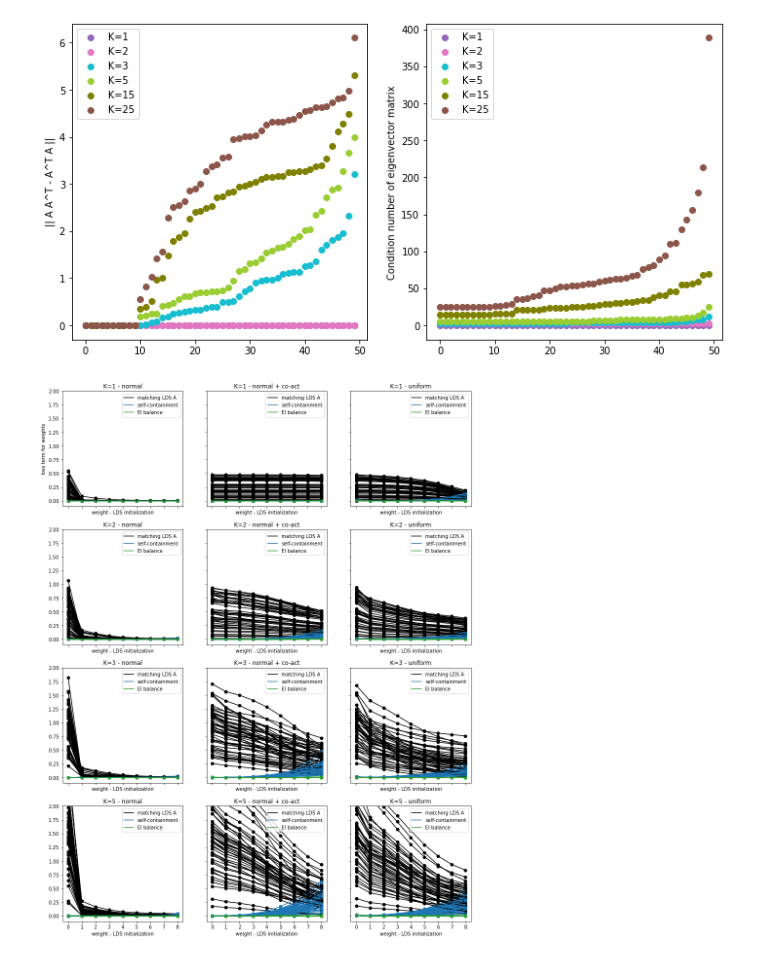
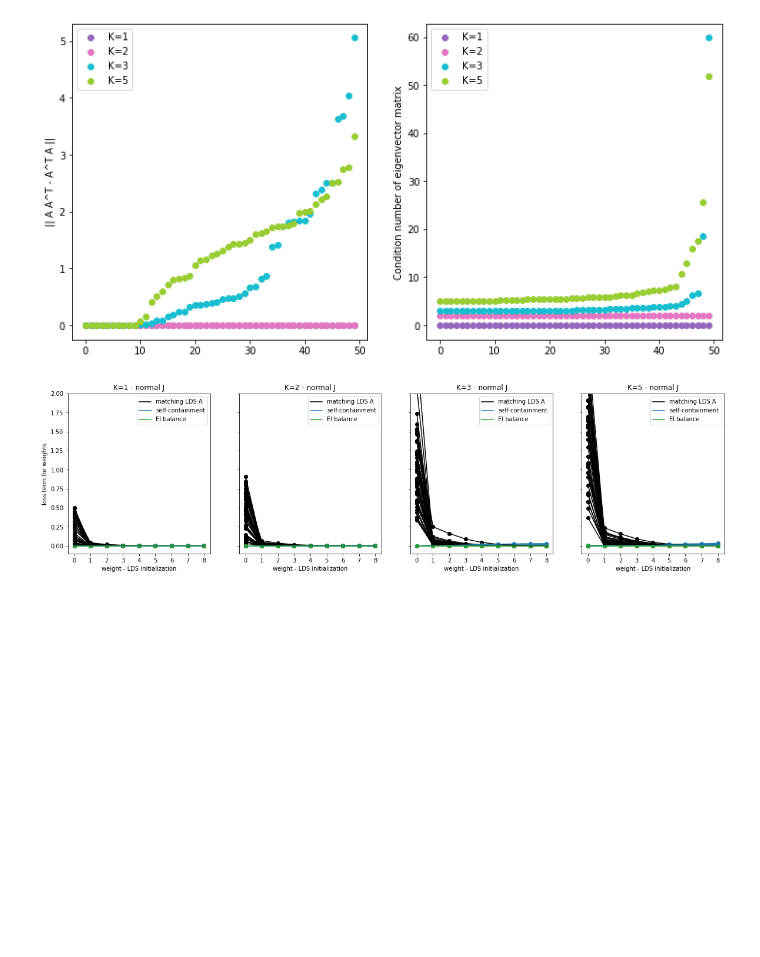
Before and after one commit to lenca56/EI-subspace-RNN, a Jupyter notebook: Analysis_Cluster_fixed_N.ipynb, the cells around one changed output. Saved outputs shown, nothing was run; the diff lists cells and outputs as text; code cells hidden in the pictures; blank space fills up the shorter version.

```diff
--- a/Analysis_Cluster_fixed_N.ipynb
+++ b/Analysis_Cluster_fixed_N.ipynb
@@ -42,10 +41,13 @@ zeta_alpha_beta_gamma_list = [(10**i,1,1,10**(i-2.5)) for i in list(np.arange(-1
 # # axes.set_ylim(0,100)
 # axes.legend()
 # %%
-K_values = [1,2,3,5,15,25]
+K_values = [1,2,3,5]#,15,25]
+K_vals = [1,2,3,5]
 color_dict = {1:'tab:purple',2:'tab:pink',3:'tab:cyan',5:'yellowgreen', 15:'olive', 25:'tab:brown'}
 color_dict_j = {0:'gold',1:'tab:red',2:'tab:orange'}
 j_values = [0,1,2]
-J_possibility_title = np.array(['normal', 'normal + co-act', 'uniform'])
+j_vals = [0]
+J_possibility_title = np.array(['normal J', 'normal + co-act', 'uniform J'])
 num_simulations=50
+max_iter=50
 # %%
@@ -89,7 +74,6 @@ def plot_true_A_norm_eig(axes, num_simulations, K_vals=[1]):
         axes[0].set_xlabel('simulations (ordered by y axis)')
     axes[0].legend(loc='upper left')
 
-K_vals = K_values.copy()
 plot_true_A_norm_eig(axes, num_simulations, K_vals=K_vals)
 # plt.savefig(f'figures/N={N}_K_values={K_vals}_figure=0_plot_true_A_norm_eig', bbox_inches='tight', dpi=300)
 # %% [output]
@@ -115,54 +99,52 @@ def plot_true_A_non_normality(axes, num_simulations, K_vals=[1]):
         axes[0].legend(loc='upper left')
         axes[1].legend(loc='upper left')
 
-K_vals = K_values.copy()
 plot_true_A_non_normality(axes, num_simulations, K_vals=K_vals)
 # plt.savefig(f'figures/N={N}_K_values={K_vals}_figure=0_plot_true_A_non_normality', bbox_inches='tight', dpi=300)
 # %% [output]
-[figure, old version]
+[figure, new version]
 # %%
 def plot_initialization_loss(axes, num_simulations, K_vals, j_values, zeta_alpha_beta_gamma_list):
     loss_W = load_data(N, K_vals, j_values=j_values, num_simulations=num_simulations, parameter='loss_W')
 
     # Ensure axes is a 2D array for consistent indexing
     if len(K_vals) == 1 and len(j_values) == 1:
         axes = np.array([[axes]])  # Single subplot
     elif len(K_vals) == 1 or len(j_values) == 1:
-        axes = axes.reshape((len(K_vals), len(j_values)))
+        axes = axes.reshape((len(j_values), len(K_vals)))
 
     for k in range(len(K_vals)):
         for j in range(len(j_values)):
             for simulation in range(num_simulations):
                 if simulation == 0:
-                    axes[k,j].plot(range(len(zeta_alpha_beta_gamma_list)+1), loss_W[k,j,simulation][:,0], color='black', label='matching LDS A')
-                    axes[k,j].scatter(range(len(zeta_alpha_beta_gamma_list)+1), loss_W[k,j,simulation][:,0], color='black')
-                    axes[k,j].plot(range(len(zeta_alpha_beta_gamma_list)+1), loss_W[k,j,simulation][:,1], color='tab:blue', label='self-containment')
-                    axes[k,j].scatter(range(len(zeta_alpha_beta_gamma_list)+1), loss_W[k,j,simulation][:,1], color='tab:blue')
-                    axes[k,j].plot(range(len(zeta_alpha_beta_gamma_list)+1), loss_W[k,j,simulation][:,2], color='tab:green', label='EI balance')
-                    axes[k,j].scatter(range(len(zeta_alpha_beta_gamma_list)+1), loss_W[k,j,simulation][:,2], color='tab:green')
+                    axes[j,k].plot(range(len(zeta_alpha_beta_gamma_list)+1), loss_W[k,j,simulation][:,0], color='black', label='matching LDS A')
+                    axes[j,k].scatter(range(len(zeta_alpha_beta_gamma_list)+1), loss_W[k,j,simulation][:,0], color='black')
+                    axes[j,k].plot(range(len(zeta_alpha_beta_gamma_list)+1), loss_W[k,j,simulation][:,1], color='tab:blue', label='self-containment')
+                    axes[j,k].scatter(range(len(zeta_alpha_beta_gamma_list)+1), loss_W[k,j,simulation][:,1], color='tab:blue')
+                    axes[j,k].plot(range(len(zeta_alpha_beta_gamma_list)+1), loss_W[k,j,simulation][:,2], color='tab:green', label='EI balance')
+                    axes[j,k].scatter(range(len(zeta_alpha_beta_gamma_list)+1), loss_W[k,j,simulation][:,2], color='tab:green')
                 else:
-                    axes[k,j].plot(range(len(zeta_alpha_beta_gamma_list)+1), loss_W[k,j,simulation][:,0], color='black')
-                    axes[k,j].scatter(range(len(zeta_alpha_beta_gamma_list)+1), loss_W[k,j,simulation][:,0], color='black')
-                    axes[k,j].plot(range(len(zeta_alpha_beta_gamma_list)+1), loss_W[k,j,simulation][:,1], color='tab:blue')
-                    axes[k,j].scatter(range(len(zeta_alpha_beta_gamma_list)+1), loss_W[k,j,simulation][:,1], color='tab:blue')
-                    axes[k,j].plot(range(len(zeta_alpha_beta_gamma_list)+1), loss_W[k,j,simulation][:,2], color='tab:green')
-                    axes[k,j].scatter(range(len(zeta_alpha_beta_gamma_list)+1), loss_W[k,j,simulation][:,2], color='tab:green')
+                    axes[j,k].plot(range(len(zeta_alpha_beta_gamma_list)+1), loss_W[k,j,simulation][:,0], color='black')
+                    axes[j,k].scatter(range(len(zeta_alpha_beta_gamma_list)+1), loss_W[k,j,simulation][:,0], color='black')
+                    axes[j,k].plot(range(len(zeta_alpha_beta_gamma_list)+1), loss_W[k,j,simulation][:,1], color='tab:blue')
+                    axes[j,k].scatter(range(len(zeta_alpha_beta_gamma_list)+1), loss_W[k,j,simulation][:,1], color='tab:blue')
+                    axes[j,k].plot(range(len(zeta_alpha_beta_gamma_list)+1), loss_W[k,j,simulation][:,2], color='tab:green')
+                    axes[j,k].scatter(range(len(zeta_alpha_beta_gamma_list)+1), loss_W[k,j,simulation][:,2], color='tab:green')
 
-                axes[k,j].set_xlabel('weight - LDS initialization')
-                axes[k,j].set_xticks(range(loss_W[k,j,simulation][:,0].shape[0]),range(loss_W[k,j,simulation][:,0].shape[0]))
-                axes[k,j].legend(loc='upper right')
-                axes[k,j].set_title(f'J variation {j}')
-                axes[k,j].set_title(f'K={K_vals[k]} - ' + J_possibility_title[j_values[j]])
+                axes[j,k].set_xlabel('weight - LDS initialization')
+                axes[j,k].set_xticks(range(loss_W[k,j,simulation][:,0].shape[0]),range(loss_W[k,j,simulation][:,0].shape[0]))
+                axes[j,k].legend(loc='upper right')
+                axes[j,k].set_title(f'J variation {j}')
+                axes[j,k].set_title(f'K={K_vals[k]} - ' + J_possibility_title[j_values[j]])
 
             axes[0,0].set_ylabel('loss term for weights')
             axes[0,0].set_ylim(-0.1,2)
-K_vals = [1,2,3,5]
-j_vals = [0,1,2]
-fig, axes = plt.subplots(len(K_vals), len(j_vals), figsize=(5 * len(j_vals), 5 * len(K_vals)), sharey=True, sharex= True)
+fig, axes = plt.subplots(len(j_vals), len(K_vals), figsize=(5 * len(K_vals), 5 * len(j_vals)), sharey=True, sharex= True)
+# fig, axes = plt.subplots(len(j_vals), len(K_vals), figsize=(5 * len(K_vals), 5 * len(j_vals)), sharey=True, sharex= True)
 plot_initialization_loss(axes, num_simulations, K_vals=K_vals, j_values=j_vals, zeta_alpha_beta_gamma_list = zeta_alpha_beta_gamma_list)
 # plt.savefig(f'figures/N={N}_K={K}_figure=1_plot_plot_initialization_loss', bbox_inches='tight', dpi=300)
 # %% [output]
-[figure, old version]
+[figure, new version]
 # %%
 def plot_dynamics_initialization_error(axes, num_simulations, K_vals, j_values=[0,1]):
     J = load_data(N, K_values=K_vals, j_values=j_values, num_simulations=num_simulations, parameter='J')
```
Also changed, not shown: parts of 18 cells of this notebook, 8 other files.
